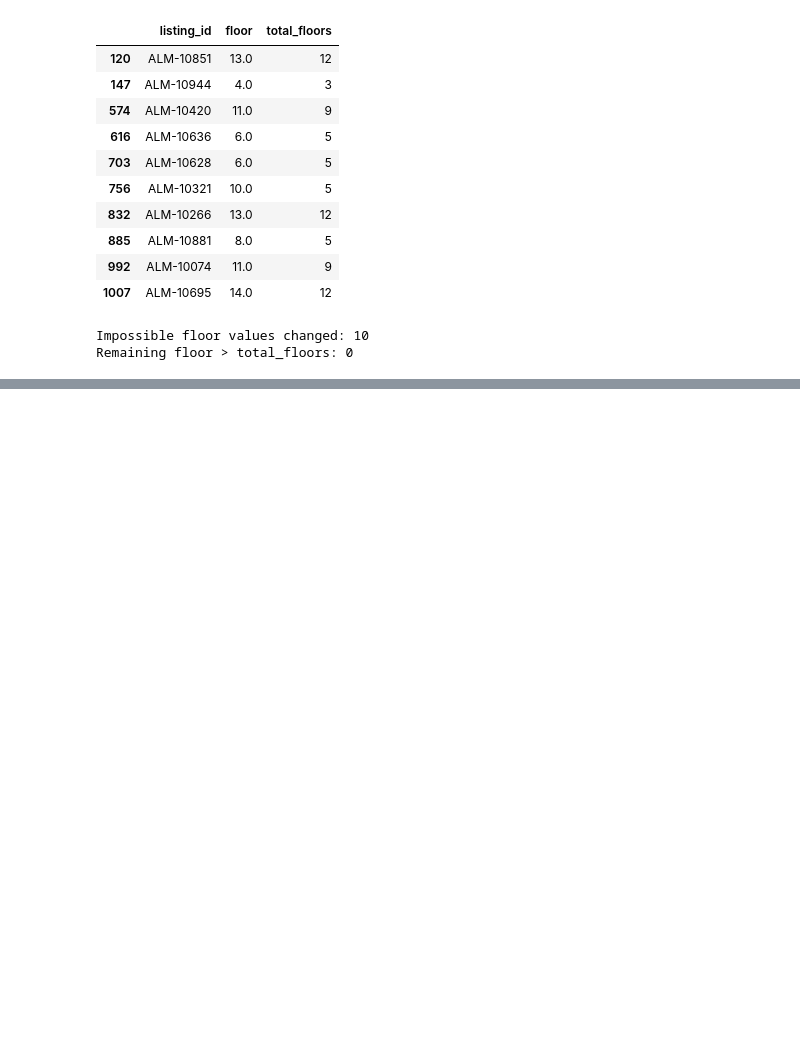
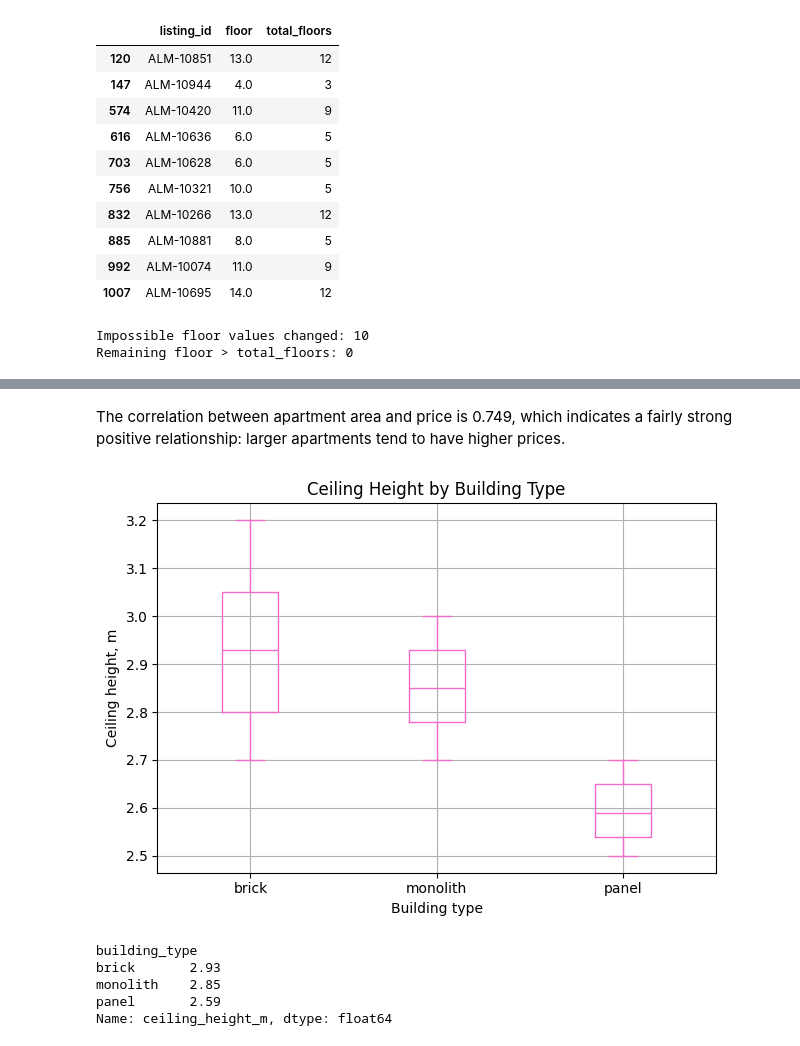
Before and after one commit to star111177/Kydyralina_ML_task_1, a Jupyter notebook: task1_data_preprocessing.ipynb, the cells around one changed output, grey strips where cells are left out. Drawn from its saved outputs; the diff is of its cells as text; code cells hidden in the pictures; blank space fills up the shorter version.

```diff
--- a/task1_data_preprocessing.ipynb
+++ b/task1_data_preprocessing.ipynb
@@ -735,0 +1269,29 @@ Potential outliers in apartment area and price were investigated using the IQR r
+# %% [markdown]
+The correlation between apartment area and price is 0.749, which indicates a fairly strong positive relationship: larger apartments tend to have higher prices.
+# %%
+df.boxplot(
+    column="ceiling_height_m",
+    by="building_type",
+    color="#F569C8"
+)
+
+plt.ylabel("Ceiling height, m")
+plt.xlabel("Building type")
+plt.title("Ceiling Height by Building Type")
+plt.suptitle("")
+plt.tight_layout()
+plt.show()
+
+ceiling_medians = (
+    df.groupby("building_type")["ceiling_height_m"]
+    .median()
+)
+
+print(ceiling_medians)
+# %% [output]
+[figure, added]
+building_type
+brick       2.93
+monolith    2.85
+panel       2.59
+Name: ceiling_height_m, dtype: float64
```
Also changed, not shown: parts of 36 cells of this notebook, 1 other file.
